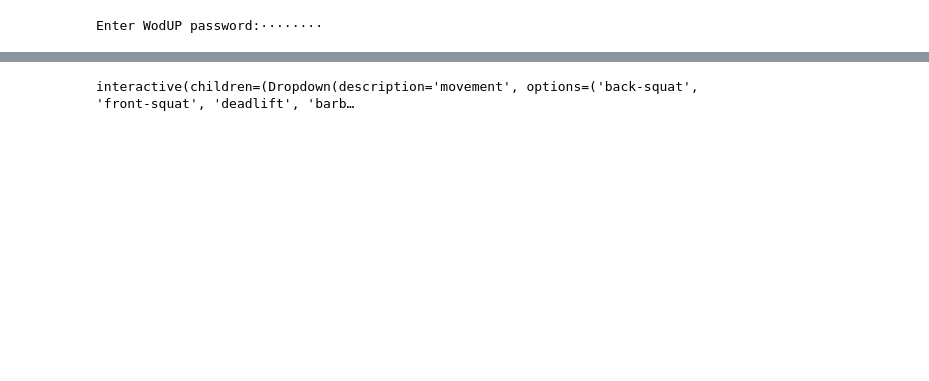
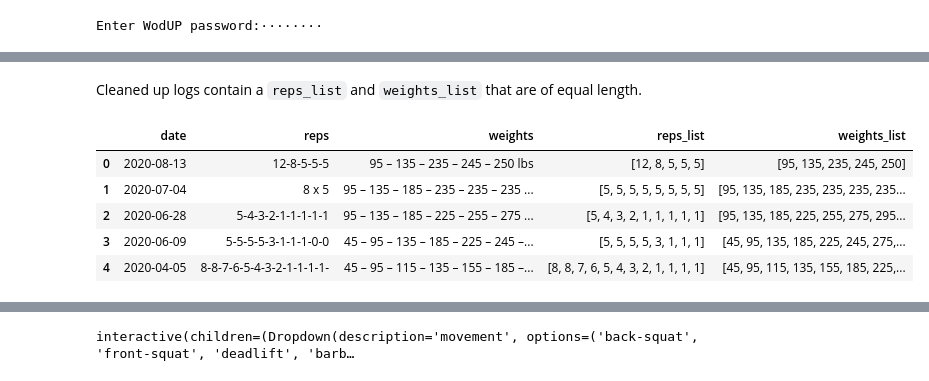
Before and after one commit to hnagib/WodUp-Scraper, a Jupyter notebook: notebooks/hn-wodup-crawler.ipynb, the cells around one changed output, grey strips where cells are left out. Saved outputs shown, nothing was run; the diff lists cells and outputs as text; code cells hidden in the pictures; blank space fills up the shorter version.

```diff
--- a/notebooks/hn-wodup-crawler.ipynb
+++ b/notebooks/hn-wodup-crawler.ipynb
@@ -40,0 +59,11 @@ for user in users:
+# %% [markdown]
+Cleaned up logs contain a `reps_list` and `weights_list` that are of equal length.
+# %%
+wodup_data['hasannagib'].logs['back-squat'].head()
+# %% [output]
+|  | date | reps | weights | reps_list | weights_list |
+| 0 | 2020-08-13 | 12-8-5-5-5 | 95 – 135 – 235 – 245 – 250 lbs | [12, 8, 5, 5, 5] | [95, 135, 235, 245, 250] |
+| 1 | 2020-07-04 | 8 x 5 | 95 – 135 – 185 – 235 – 235 – 235 ... | [5, 5, 5, 5, 5, 5, 5, 5] | [95, 135, 185, 235, 235, 235, 235... |
+| 2 | 2020-06-28 | 5-4-3-2-1-1-1-1-1 | 95 – 135 – 185 – 225 – 255 – 275 ... | [5, 4, 3, 2, 1, 1, 1, 1, 1] | [95, 135, 185, 225, 255, 275, 295... |
+| 3 | 2020-06-09 | 5-5-5-5-3-1-1-1-0-0 | 45 – 95 – 135 – 185 – 225 – 245 –... | [5, 5, 5, 5, 3, 1, 1, 1] | [45, 95, 135, 185, 225, 245, 275,... |
+| 4 | 2020-04-05 | 8-8-7-6-5-4-3-2-1-1-1-1- | 45 – 95 – 115 – 135 – 155 – 185 –... | [8, 8, 7, 6, 5, 4, 3, 2, 1, 1, 1, 1] | [45, 95, 115, 135, 155, 185, 225,... |
```
Also changed, not shown: parts of 12 cells of this notebook.
